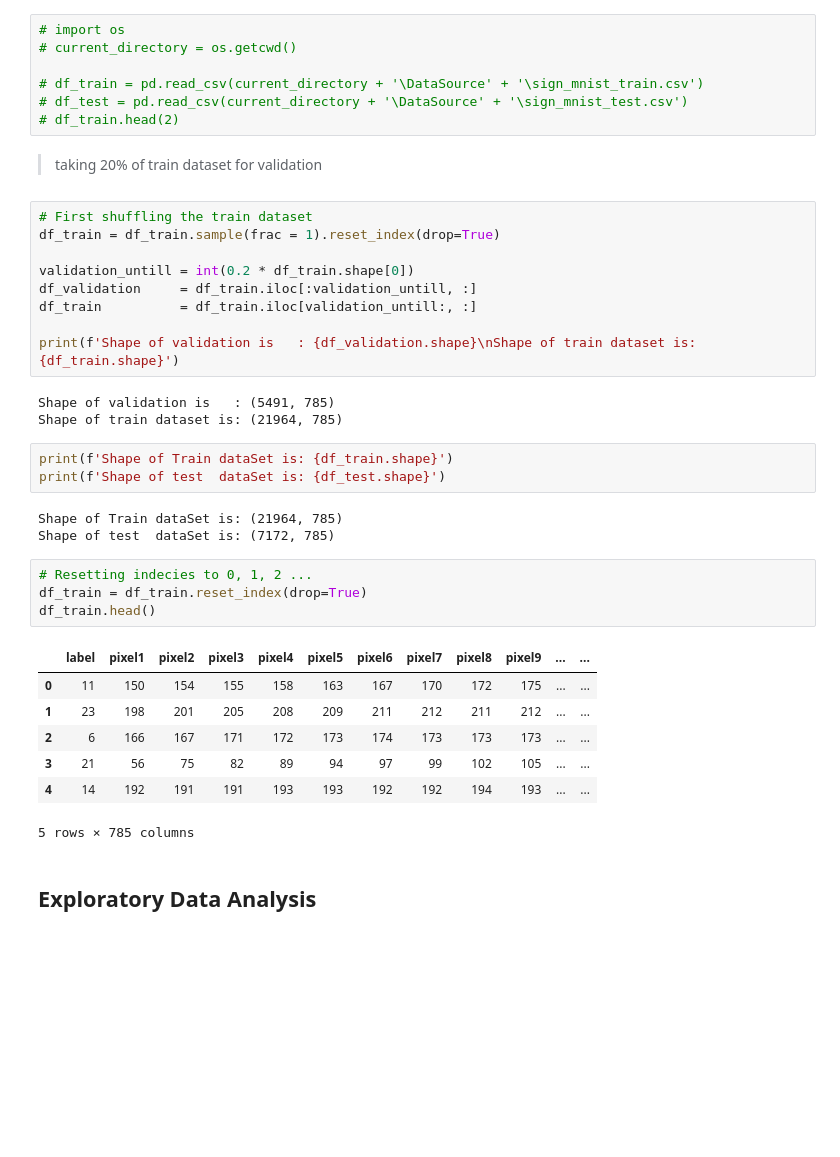
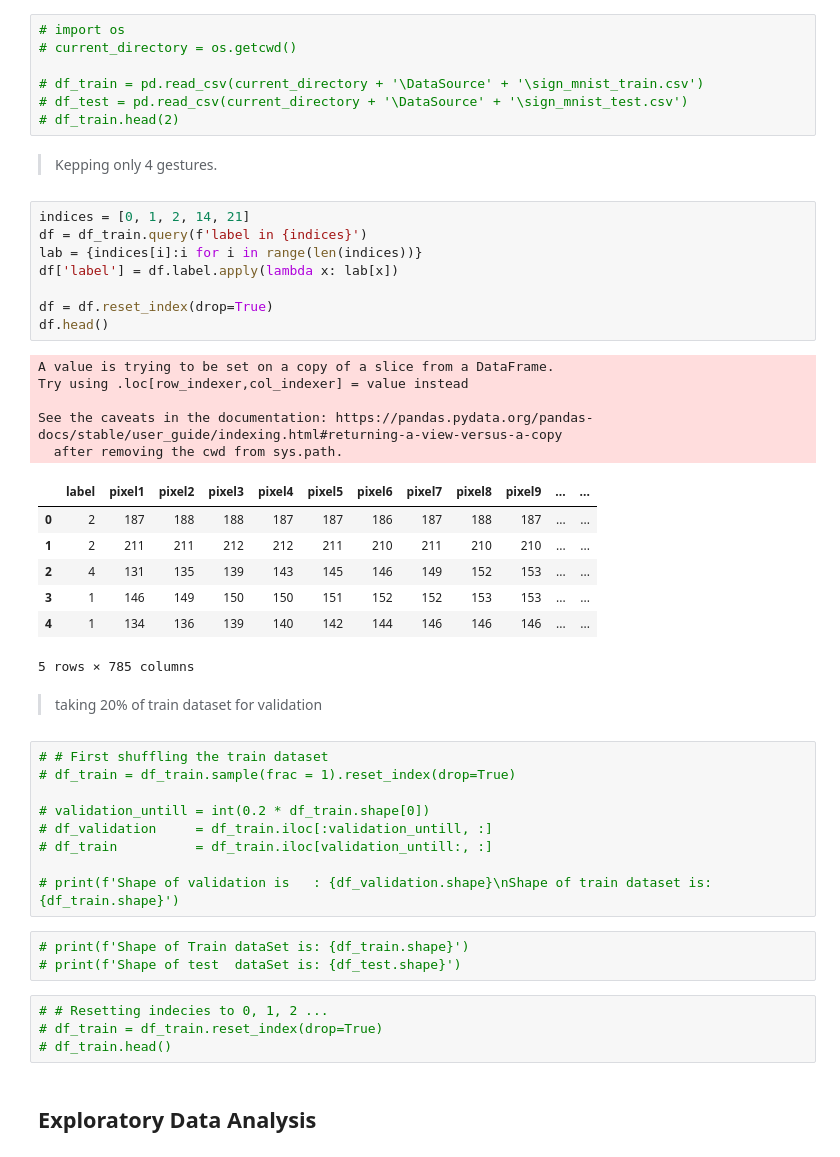
Before and after one commit to mo7amed7assan1911/Hand-Gesture-Recognition, a Jupyter notebook: hand-gestures.ipynb, the cells around one changed output. Saved outputs shown, nothing was run; the diff lists cells and outputs as text; blank space fills up the shorter version.

```diff
--- a/hand-gestures.ipynb
+++ b/hand-gestures.ipynb
@@ -51,38 +51,47 @@ df_train.head()
 # df_train = pd.read_csv(current_directory + '\DataSource' + '\sign_mnist_train.csv')
 # df_test = pd.read_csv(current_directory + '\DataSource' + '\sign_mnist_test.csv')
 # df_train.head(2)
+# %% [markdown]
+> Kepping only 4 gestures.
+# %%
+indices = [0, 1, 2, 14, 21]
+df = df_train.query(f'label in {indices}')
+lab = {indices[i]:i for i in range(len(indices))}
+df['label'] = df.label.apply(lambda x: lab[x])
+
+df = df.reset_index(drop=True)
+df.head()
+# %% [output]
+A value is trying to be set on a copy of a slice from a DataFrame.
+Try using .loc[row_indexer,col_indexer] = value instead
+
+See the caveats in the documentation: https://pandas.pydata.org/pandas-docs/stable/user_guide/indexing.html#returning-a-view-versus-a-copy
+  after removing the cwd from sys.path.
+|  | label | pixel1 | pixel2 | pixel3 | pixel4 | pixel5 | pixel6 | pixel7 | pixel8 | pixel9 | ... | ... |
+| 0 | 2 | 187 | 188 | 188 | 187 | 187 | 186 | 187 | 188 | 187 | ... | ... |
+| 1 | 2 | 211 | 211 | 212 | 212 | 211 | 210 | 211 | 210 | 210 | ... | ... |
+| 2 | 4 | 131 | 135 | 139 | 143 | 145 | 146 | 149 | 152 | 153 | ... | ... |
+| 3 | 1 | 146 | 149 | 150 | 150 | 151 | 152 | 152 | 153 | 153 | ... | ... |
+| 4 | 1 | 134 | 136 | 139 | 140 | 142 | 144 | 146 | 146 | 146 | ... | ... |
+5 rows × 785 columns
 # %% [markdown]
 > taking 20% of train dataset for validation
 # %%
-# First shuffling the train dataset
-df_train = df_train.sample(frac = 1).reset_index(drop=True)
+# # First shuffling the train dataset
+# df_train = df_train.sample(frac = 1).reset_index(drop=True)
 
-validation_untill = int(0.2 * df_train.shape[0])
-df_validation     = df_train.iloc[:validation_untill, :]
-df_train          = df_train.iloc[validation_untill:, :]
+# validation_untill = int(0.2 * df_train.shape[0])
+# df_validation     = df_train.iloc[:validation_untill, :]
+# df_train          = df_train.iloc[validation_untill:, :]
 
-print(f'Shape of validation is   : {df_validation.shape}\nShape of train dataset is: {df_train.shape}')
+# print(f'Shape of validation is   : {df_validation.shape}\nShape of train dataset is: {df_train.shape}')
-# %% [output]
-Shape of validation is   : (5491, 785)
-Shape of train dataset is: (21964, 785)
 # %%
-print(f'Shape of Train dataSet is: {df_train.shape}')
-print(f'Shape of test  dataSet is: {df_test.shape}')
+# print(f'Shape of Train dataSet is: {df_train.shape}')
+# print(f'Shape of test  dataSet is: {df_test.shape}')
-# %% [output]
-Shape of Train dataSet is: (21964, 785)
-Shape of test  dataSet is: (7172, 785)
 # %%
-# Resetting indecies to 0, 1, 2 ...
-df_train = df_train.reset_index(drop=True)
-df_train.head()
+# # Resetting indecies to 0, 1, 2 ...
+# df_train = df_train.reset_index(drop=True)
+# df_train.head()
-# %% [output]
-|  | label | pixel1 | pixel2 | pixel3 | pixel4 | pixel5 | pixel6 | pixel7 | pixel8 | pixel9 | ... | ... |
-| 0 | 11 | 150 | 154 | 155 | 158 | 163 | 167 | 170 | 172 | 175 | ... | ... |
-| 1 | 23 | 198 | 201 | 205 | 208 | 209 | 211 | 212 | 211 | 212 | ... | ... |
-| 2 | 6 | 166 | 167 | 171 | 172 | 173 | 174 | 173 | 173 | 173 | ... | ... |
-| 3 | 21 | 56 | 75 | 82 | 89 | 94 | 97 | 99 | 102 | 105 | ... | ... |
-| 4 | 14 | 192 | 191 | 191 | 193 | 193 | 192 | 192 | 194 | 193 | ... | ... |
-5 rows × 785 columns
 # %% [markdown]
 <a id='eda'></a>
 ## Exploratory Data Analysis
```
Also changed, not shown: parts of 25 cells of this notebook.
